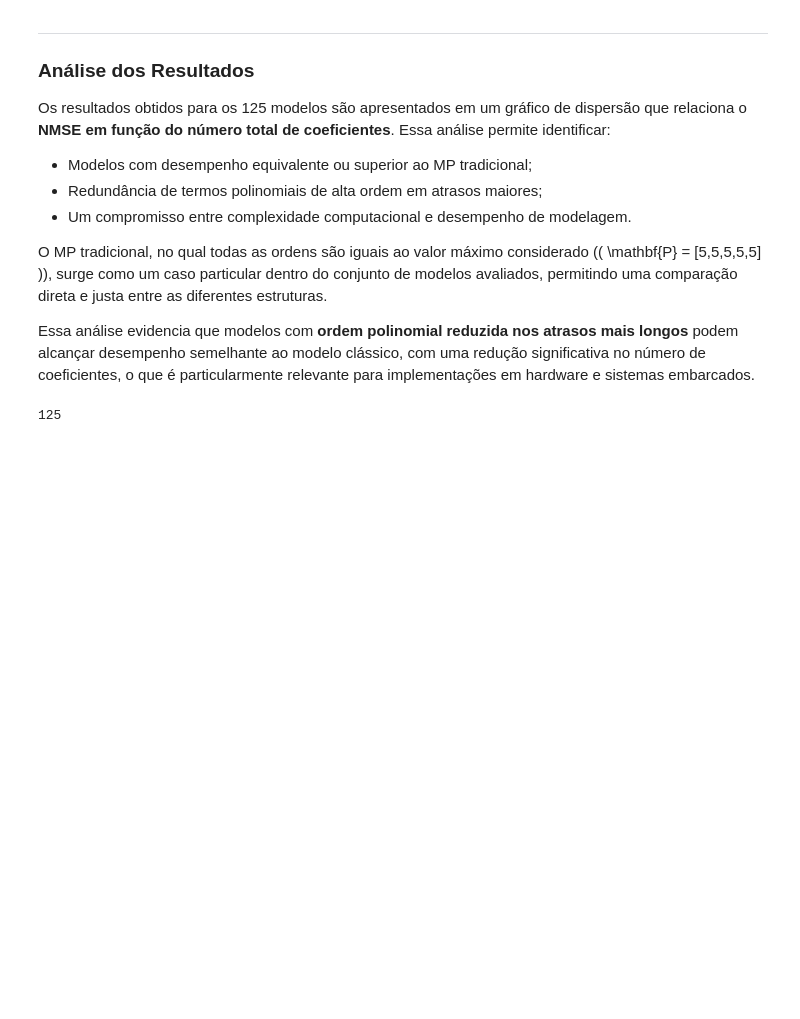
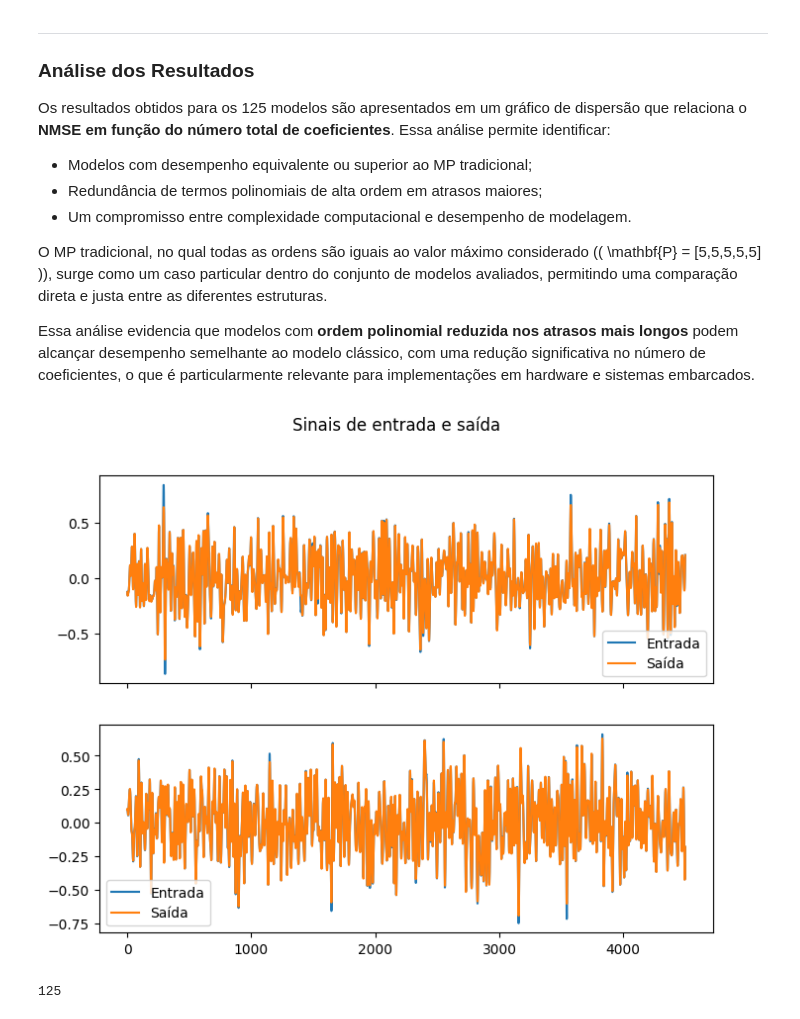
Before and after one commit to Je-Leo-AS/DPD, a Jupyter notebook: M6-Avaliacao-mp .ipynb, the cells around one changed output. Saved outputs shown, nothing was run; the diff lists cells and outputs as text; code cells hidden in the pictures; blank space fills up the shorter version.

```diff
--- a/M6-Avaliacao-mp .ipynb
+++ b/M6-Avaliacao-mp .ipynb
@@ -63,14 +63,20 @@ Essa análise evidencia que modelos com **ordem polinomial reduzida nos atrasos
 # %%
 from scipy.io import loadmat
 import numpy as np
 
 
-mat = loadmat('in_out_SBRT2_direto.mat')
+# mat = loadmat('in_out_SBRT2_direto.mat')
+mat = loadmat('data_LDMOS_formatted_4500p.mat')
 
 in_data_ext = mat['in_extraction'].flatten()
 out_data_ext = mat['out_extraction'].flatten()
 in_data_val = mat['in_validation'].flatten()
 out_data_val = mat['out_validation'].flatten()
+
+from functions import *
+plot_signals(in_data_ext, out_data_ext, in_data_val, out_data_val)
+# %% [output]
+[figure, added]
 # %%
 import itertools
 import numpy as np
```
Also changed, not shown: parts of 3 cells of this notebook.
